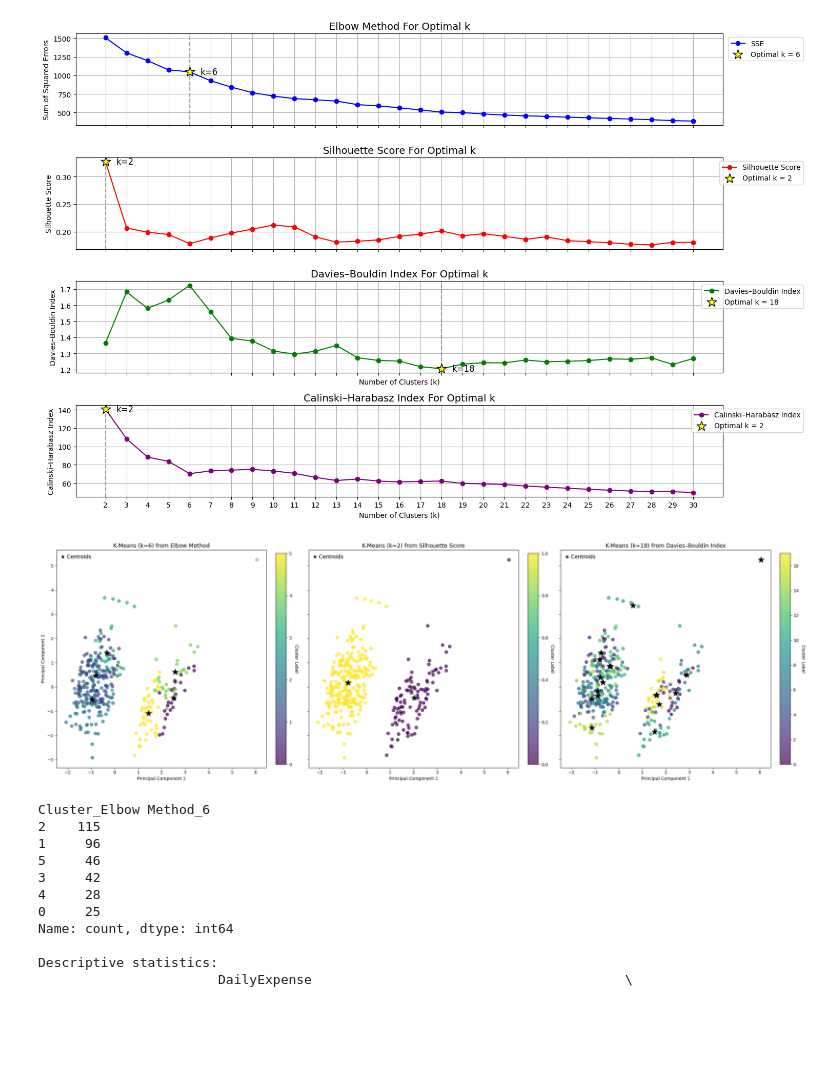
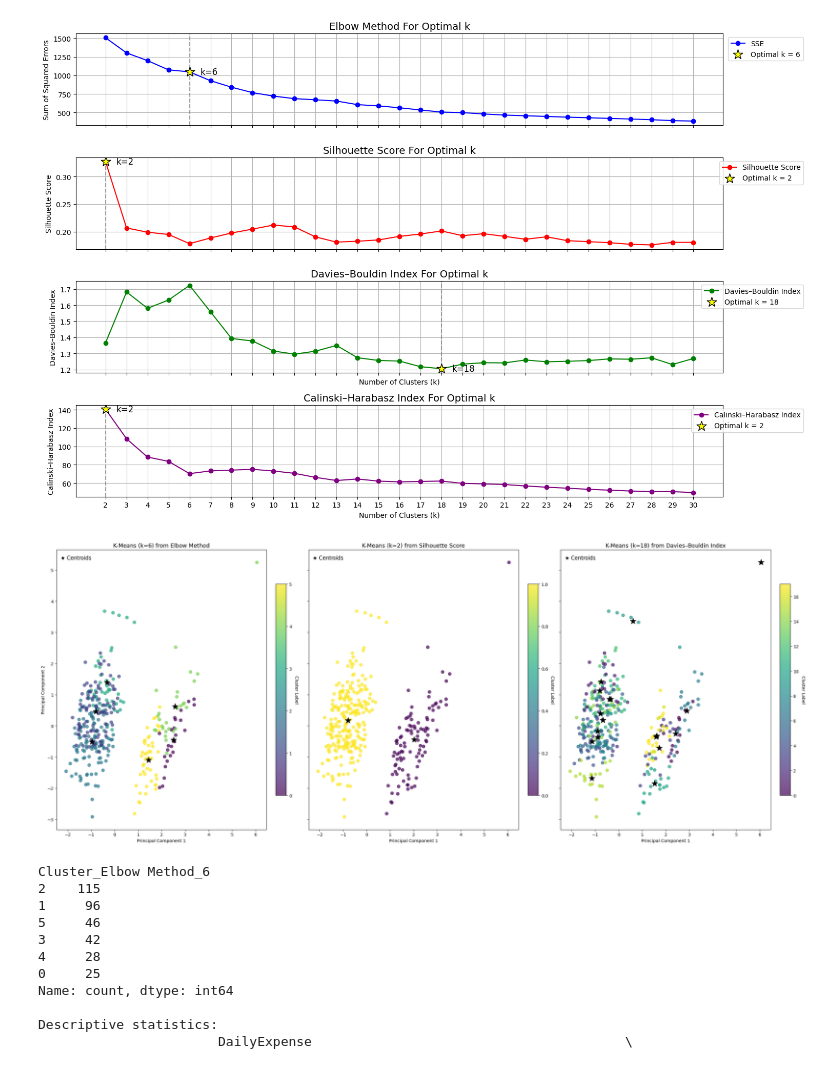
Before and after one commit to benedictdavon/AI-Capstone-Homework-1, a Jupyter notebook: training.ipynb, the cells around one changed output. Saved outputs shown, nothing was run; the diff lists cells and outputs as text; code cells hidden in the pictures; blank space fills up the shorter version.

```diff
--- a/training.ipynb
+++ b/training.ipynb
@@ -501,7 +501,7 @@ k_methods = [
 pca = PCA(n_components=2, random_state=42)
 X_pca_all = pca.fit_transform(X_cluster_scaled)
 
-fig, axes = plt.subplots(1, 3, figsize=(25, 8), sharex=True, sharey=True)
+fig, axes = plt.subplots(1, 3, figsize=(25, 10), sharex=True, sharey=True)
 
 for i, (k, method_name) in enumerate(k_methods):
     ax = axes[i]
@@ -529,35 +529,35 @@ for i, (k, method_name) in enumerate(k_methods):
         marker='*',
         s=200
     )
 
     # Title & labels
     ax.set_title(f"K-Means (k={k}) from {method_name}", fontsize=13)
     ax.set_xlabel("Principal Component 1")
     if i == 0:
         ax.set_ylabel("Principal Component 2")
 
     # Add a colorbar for cluster labels
     cbar = plt.colorbar(scatter, ax=ax, fraction=0.046, pad=0.04)
     cbar.set_label('Cluster Label', rotation=270, labelpad=15)
 
     # Place a small text label in the top-left corner indicating the black star is for centroids
     # Using Unicode star (U+2605) for a small star symbol
     ax.text(
         0.02, 0.98,  # x,y in Axes fraction
         u"\u2605 Centroids",
         transform=ax.transAxes,
         color='black',
         fontsize=12,
         ha='left',
         va='top',
         bbox=dict(facecolor='white', alpha=0.5, edgecolor='none')  # optional background box
     )
 
 plt.tight_layout()
-plt.savefig('kmeans_pca_comparison.png', dpi=150, bbox_inches='tight')
+plt.savefig('data\\experiment_result\\kmeans_pca_comparison.png', dpi=200, bbox_inches='tight')
 plt.show()
 # %% [output]
-[figure, old version]
+[figure, new version]
 # %%
 features_to_describe = ['DailyExpense', 'Rolling7', 'Lag1']
 
```
Also changed, not shown: parts of 2 cells of this notebook, 6 other files.
